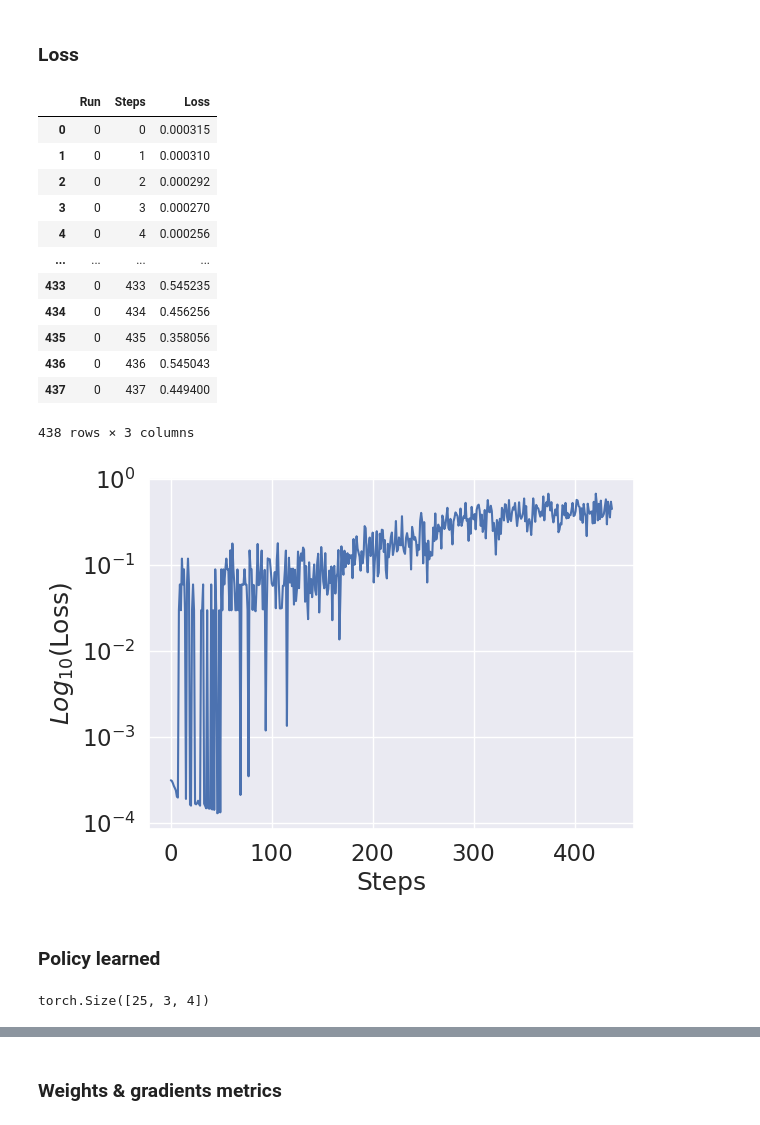
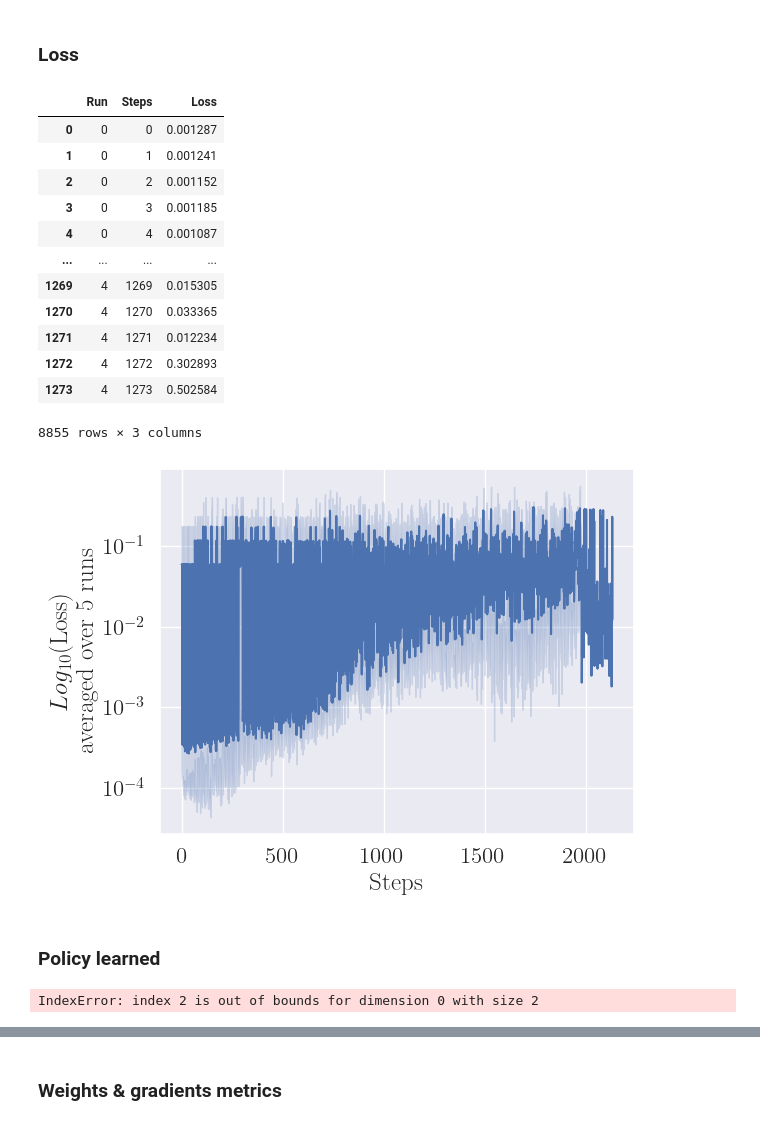
Before and after one commit to NiloufarRazmi/RL_Olfaction, a Jupyter notebook: TriangleTask/dqn_perso.ipynb, the cells around one changed output, grey strips where cells are left out. Saved outputs shown, nothing was run; the diff lists cells and outputs as text; code cells hidden in the pictures.

Commit message:
chore: use Tex fonts in plots

```diff
--- a/TriangleTask/dqn_perso.ipynb
+++ b/TriangleTask/dqn_perso.ipynb
@@ -97,8 +104,8 @@ logger.addHandler(handler)
 p = Params(
     # seed=42,
     seed=123,
-    n_runs=1,
-    total_episodes=50,
+    n_runs=5,
+    total_episodes=20,
     epsilon=0.5,
     alpha=1e-4,
     gamma=0.99,
@@ -108,7 +115,7 @@ p = Params(
     epsilon_min=0.2,
     epsilon_max=1.0,
     decay_rate=0.005,
-    epsilon_warmup=50,
+    epsilon_warmup=100,
     batch_size=32,
     # target_net_update=200,
     tau=0.005,
@@ -510,7 +517,7 @@ for run in range(p.n_runs):  # Run several times to account for stochasticity
         rewards[episode, run] = total_rewards
         steps[episode, run] = step_count
         logger.info(
-            f"Run: {run+1} - Episode: {episode} - Steps: {step_count} - Loss: {loss.item()}"
+            f"Run: {run+1}/{p.n_runs} - Episode: {episode+1}/{p.total_episodes} - Steps: {step_count} - Loss: {loss.item()}"
         )
     weights_val_stats.set_index("Index", inplace=True)
     biases_val_stats.set_index("Index", inplace=True)
@@ -673,7 +676,7 @@ plot_steps_and_rewards_dist(res, figpath=CURRENT_PATH)
 # %% [markdown]
 ### Loss
 # %%
-window_size = 10
+window_size = 1
 for idx, loss in enumerate(losses):
     current_loss = torch.tensor(loss, device=device)
     losses_rolling_avg = nn.functional.avg_pool1d(
@@ -693,37 +696,46 @@ for idx, loss in enumerate(losses):
 loss_df
 # %% [output]
 |  | Run | Steps | Loss |
-| 0 | 0 | 0 | 0.000315 |
-| 1 | 0 | 1 | 0.000310 |
-| 2 | 0 | 2 | 0.000292 |
-| 3 | 0 | 3 | 0.000270 |
-| 4 | 0 | 4 | 0.000256 |
+| 0 | 0 | 0 | 0.001287 |
+| 1 | 0 | 1 | 0.001241 |
+| 2 | 0 | 2 | 0.001152 |
+| 3 | 0 | 3 | 0.001185 |
+| 4 | 0 | 4 | 0.001087 |
 | ... | ... | ... | ... |
-| 433 | 0 | 433 | 0.545235 |
-| 434 | 0 | 434 | 0.456256 |
-| 435 | 0 | 435 | 0.358056 |
-| 436 | 0 | 436 | 0.545043 |
-| 437 | 0 | 437 | 0.449400 |
+| 1269 | 4 | 1269 | 0.015305 |
+| 1270 | 4 | 1270 | 0.033365 |
+| 1271 | 4 | 1271 | 0.012234 |
+| 1272 | 4 | 1272 | 0.302893 |
+| 1273 | 4 | 1273 | 0.502584 |
-438 rows × 3 columns
+8855 rows × 3 columns
 # %%
 fig, ax = plt.subplots()
 sns.lineplot(data=loss_df, x="Steps", y="Loss", ax=ax)
-ax.set(
-    ylabel=(
-        f"$Log_{{10}}(\\text{{Loss}})$\naveraged over {p.n_runs} runs"
-        if p.n_runs > 1
-        else "$Log_{10}(\\text{Loss})$"
+if USETEX:
+    ax.set(
+        ylabel=(
+            f"$Log_{{10}}(\mathrm{{Loss}})$\naveraged over {p.n_runs} runs"
+            if p.n_runs > 1
+            else "$Log_{10}(\mathrm{Loss})$"
+        )
     )
-)
+else:
+    ax.set(
+        ylabel=(
+            f"$Log_{{10}}(\\text{{Loss}})$\naveraged over {p.n_runs} runs"
+            if p.n_runs > 1
+            else "$Log_{10}(\\text{Loss})$"
+        )
+    )
 ax.set(xlabel="Steps")
 ax.set(yscale="log")
 fig.tight_layout()
 fig.patch.set_alpha(0)
 fig.patch.set_facecolor("white")
 fig.savefig(CURRENT_PATH / "loss.png", bbox_inches="tight")
 plt.show()
 # %% [output]
-[figure, old version]
+[figure, new version]
 # %% [markdown]
 ### Policy learned
 # %%
@@ -739,7 +751,7 @@ with torch.no_grad():
             q_values[tile_i, cue_i, :] = net(state).to(device)
 q_values.shape
 # %% [output]
-torch.Size([25, 3, 4])
+IndexError: index 2 is out of bounds for dimension 0 with size 2
 # %%
 def qtable_directions_map(qtable, rows, cols):
     """Get the best learned action & map it to arrows."""
```
Also changed, not shown: parts of 32 cells of this notebook, 2 other files.
